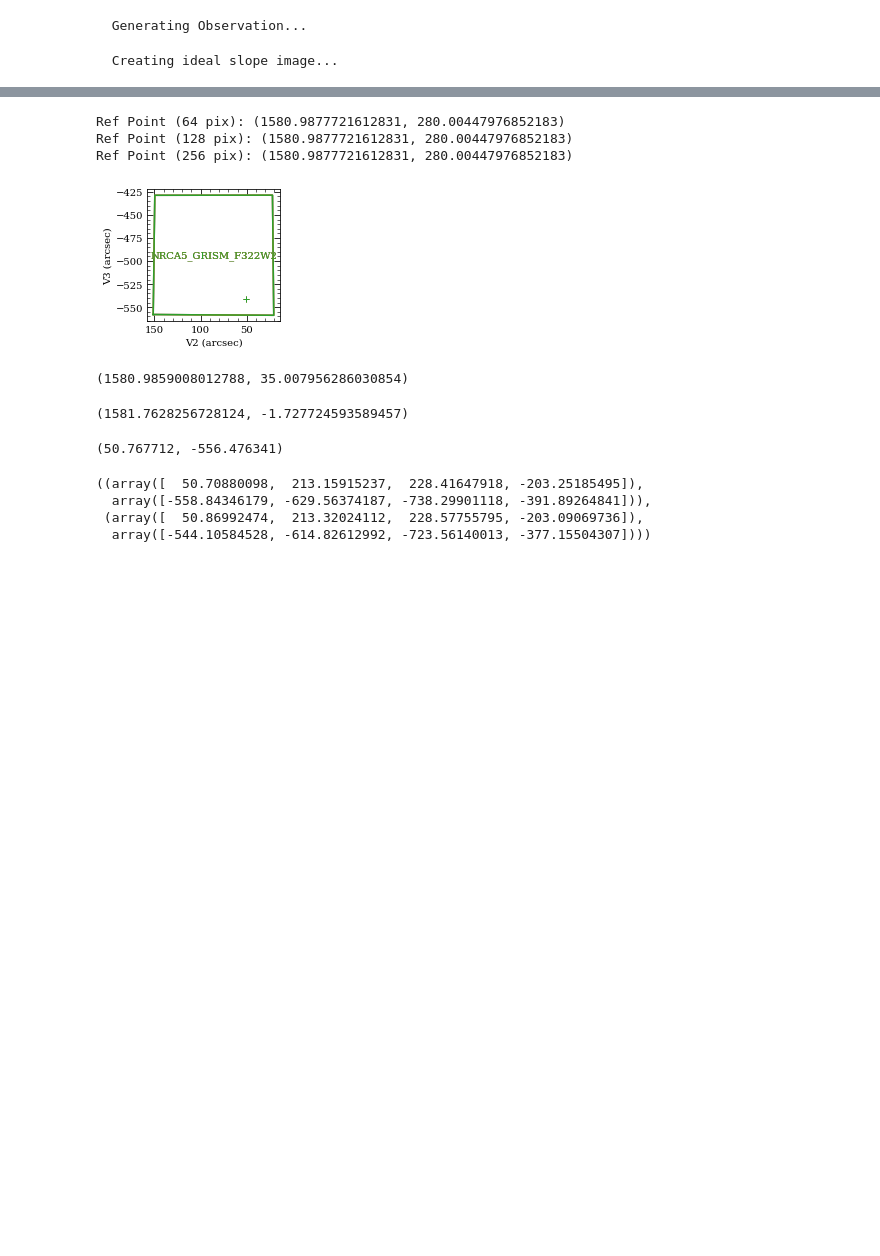
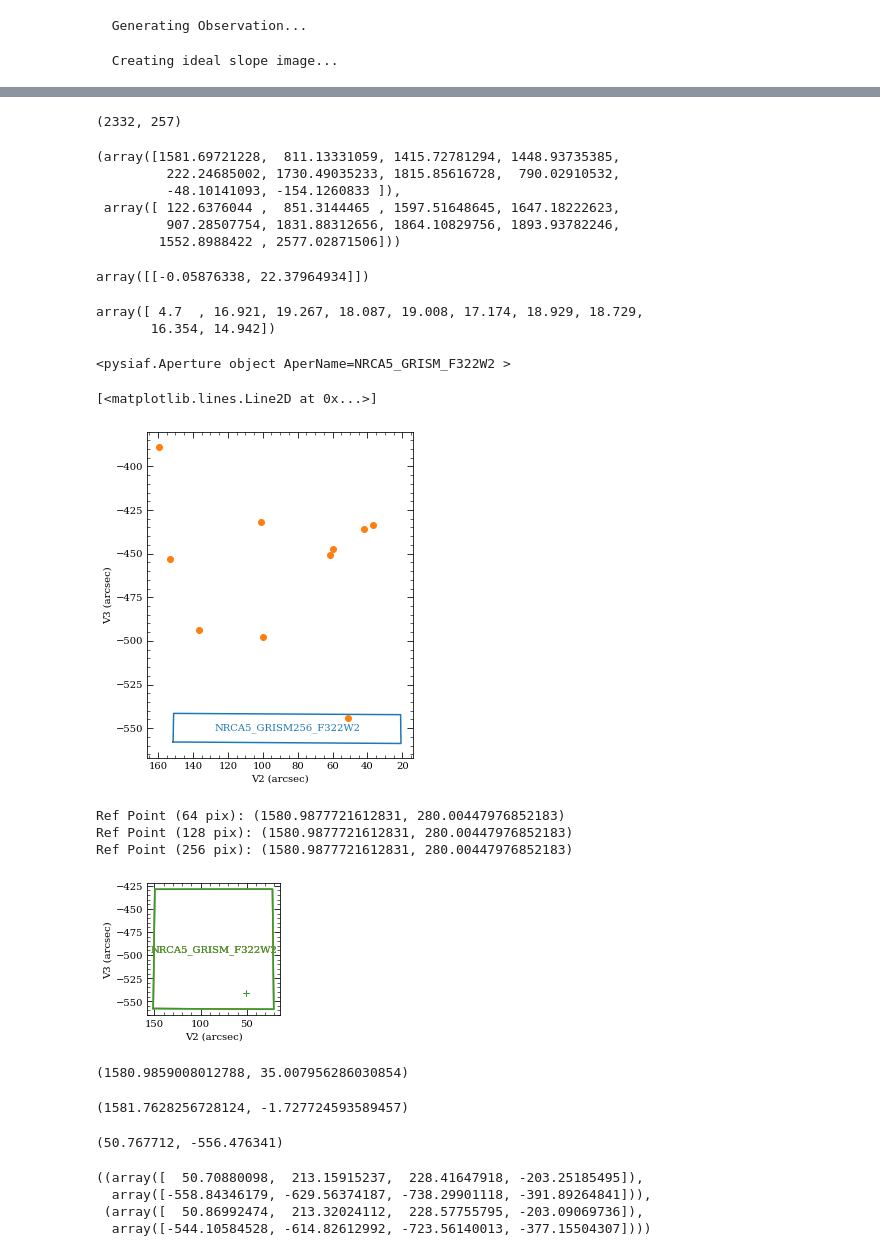
Before and after one commit to JarronL/pynrc, a Jupyter notebook: notebooks/Commissioning/NRC35_Ice/NRC-35_WaterIce.ipynb, the cells around one changed output, grey strips where cells are left out. Cells and saved outputs as stored; diff of their text form; code cells hidden in the pictures; blank space fills up the shorter version.

```diff
--- a/notebooks/Commissioning/NRC35_Ice/NRC-35_WaterIce.ipynb
+++ b/notebooks/Commissioning/NRC35_Ice/NRC-35_WaterIce.ipynb
@@ -174,7 +174,8 @@ def bias_dark(T=80):
  1. 8: LW Grism Ice Monitor #8 (GCRV-21765) **(L+77; OTE = MIMF)**
  1. 9: LW Grism Ice Monitor #9 (GCRV-21765) **(L+96; OTE = MIMF)**
 # %%
-opd_dir = '/Users/jarron/NIRCam/Data/OTE_OPDs/'
+# opd_dir = '/Users/jarron/NIRCam/Data/OTE_OPDs/'
+opd_dir = '/data/NIRData/NIRCam/OTE_OPDs/'
 
 # 10 total observations, split into 5 pairs
 obs_dict = {}
@@ -236,13 +257,18 @@ visits = apt_obj.program_info
 
 # Create obs params for all LW observations only
 for vkey in obs_dict.keys():
-    oid = visits[vkey]['obs_id_info'][0]
-    mod = visits[vkey]['ModuleAPT'][0]
+    visit = visits[vkey]
+
+    index = 1 if 'SUBGRISM256' in visit['subarray_name'] else 0
+    oid = visit['obs_id_info'][index]
+    mod = visit['ModuleAPT'][index]
+
     detid = 485 if mod=='A' else 490
     exp_id = oid['exposure_number']
     grp_id = oid['visit_group']
     seq_id = oid['sequence_id']
     act_id = oid['activity_id']
+
     obs_params = apt_obj.gen_obs_params(vkey, exp_id, detid, grp_id=grp_id,
                                         seq_id=seq_id, act_id=act_id)
     # Store in obs_dict
@@ -261,8 +307,10 @@ d = obs_dict[vkey]
 print('  Generating Observation...')
 
 obs_params = d['obs_params']
-filt   = obs_params['filter']
-apname = obs_params['siaf_ap'].AperName
+filt       = obs_params['filter']
+pupil_mask = obs_params['pupil']
+image_mask = None if obs_params['coron_mask']=='NONE' else obs_params['coron_mask']
+apname     = obs_params['siaf_ap'].AperName
 
 input_pupil_hdul, input_opd_hdul = d['opd']
 jsig = d['jsig']
@@ -270,7 +318,7 @@ d['ice_scale'] = ice_scale
 d['nvr_scale'] = nvr_scale
 d['ote_scale'] = ote_scale
 d['nc_scale'] = nc_scale
-nrc = pynrc.NIRCam(filter=filt, apname=apname,
+nrc = pynrc.NIRCam(filter=filt, pupil_mask=pupil_mask, image_mask=image_mask,
                    fov_pix=257, oversample=2, autogen_coeffs=True,
                    ice_scale=d['ice_scale'], nvr_scale=d['nvr_scale'],
                    ote_scale=d['ote_scale'], nc_scale=d['nc_scale'],
@@ -301,6 +349,6 @@ coords = SkyCoord(ra, dec, unit=(u.deg, u.deg),
 ra = coords.ra.deg
 dec = coords.dec.deg
 
-# src_tbl = ngNRC.make_gaia_source_table(coords, remove_cen_star=False)
-src_tbl = ngNRC.make_simbad_source_table(coords, remove_cen_star=False)
+src_tbl = ngNRC.make_gaia_source_table(coords, remove_cen_star=False)
+# src_tbl = ngNRC.make_simbad_source_table(coords, remove_cen_star=False)
 src_tbl
@@ -357,3 +489,39 @@ x1, x2, y1, y2 = pickoff_xy(ap_obs)
+# %%
+xpsf, ypsf
+# %% [output]
+(2332, 257)
+# %%
+xpix, ypix
+# %% [output]
+(array([1581.69721228,  811.13331059, 1415.72781294, 1448.93735385,
+         222.24685002, 1730.49035233, 1815.85616728,  790.02910532,
+         -48.10141093, -154.1260833 ]),
+ array([ 122.6376044 ,  851.3144465 , 1597.51648645, 1647.18222623,
+         907.28507754, 1831.88312656, 1864.10829756, 1893.93782246,
+        1552.8988422 , 2577.02871506]))
+# %%
+np.array([(tel_pointing.position_offsets_act[ind])]) + np.array([0,10])
+# %% [output]
+array([[-0.05876338, 22.37964934]])
+# %%
+-2.5*np.log10(src_flux / src_flux[0]) + 4.7
+# %% [output]
+array([ 4.7  , 16.921, 19.267, 18.087, 19.008, 17.174, 18.929, 18.729,
+       16.354, 14.942])
+# %%
+ap_siaf
+# %% [output]
+<pysiaf.Aperture object AperName=NRCA5_GRISM_F322W2 >
+# %%
+fig, ax = plt.subplots(1,1, figsize=(6,6))
+ap_siaf.plot(frame='tel', mark_ref=False, ax=ax, label=True, fill=False)
+
+ax.plot(v2_obj[mask], v3_obj[mask], marker='o', ls='none')
+
+# fig.tight_layout()
+# %% [output]
+[<matplotlib.lines.Line2D at 0x...>]
+[figure, added]
 # %%
 siaf_ap = tel_pointing.siaf_ap_obs
 ra_ref, dec_ref = (tel_pointing.ra_obs, tel_pointing.dec_obs)
```
Also changed, not shown: parts of 10 cells of this notebook.
